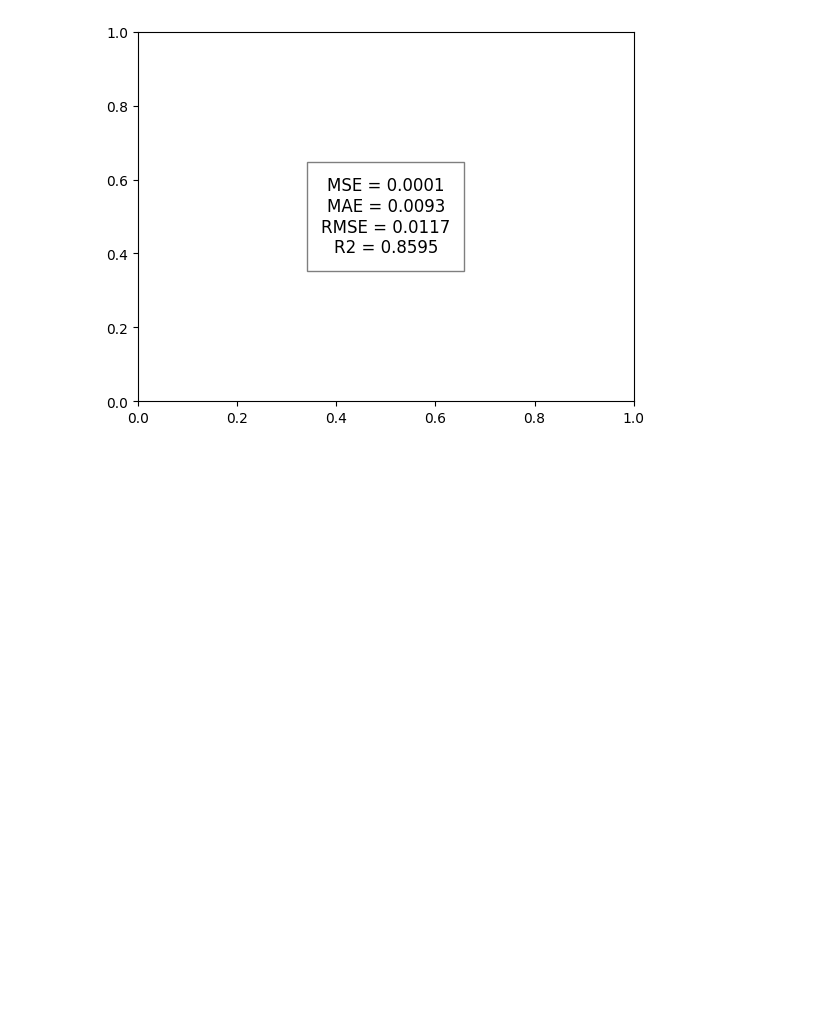
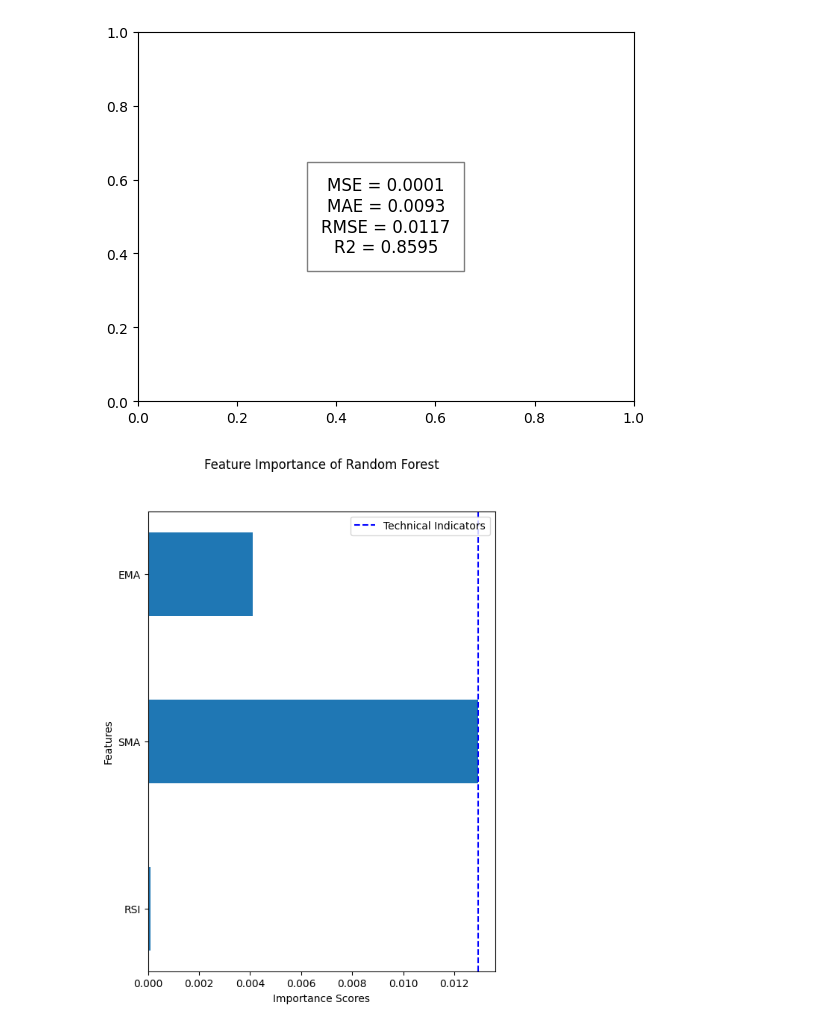
Before and after one commit to njorogewacira001/.py, a Jupyter notebook: final_model.ipynb, the cells around one changed output. Saved outputs shown, nothing was run; the diff lists cells and outputs as text; code cells hidden in the pictures; blank space fills up the shorter version.

```diff
--- a/final_model.ipynb
+++ b/final_model.ipynb
@@ -883,3 +857,44 @@ def predict_price(details):
     print(f"Predicted price: {prediction[0]:.4f}")
 
     return prediction[0]
+# %%
+import matplotlib.pyplot as plt
+import numpy as np
+
+# Feature names
+features = ['RSI', 'SMA', 'EMA']
+
+# Importance scores (assuming these are the values from the image)
+importance_scores = np.array([0.00009, 0.01294, 0.00411])
+
+# Technical indicators importance score (from the image)
+tech_indicators_importance = 0.01294
+
+# Set up the figure and axis
+fig, ax = plt.subplots(figsize=(6, 8))
+
+# Flatten the importance scores
+importance_scores = importance_scores.flatten()
+
+# Plot the importance scores as horizontal bars with thin width
+ax.barh(range(len(features)), importance_scores, align='center', height=0.5)
+
+# Set the y-ticks and labels
+ax.set_yticks(range(len(features)))
+ax.set_yticklabels(features)
+
+# Add a vertical line for the technical indicators importance
+ax.axvline(x=tech_indicators_importance, color='b', linestyle='--', label='Technical Indicators')
+
+# Add labels and title
+ax.set_xlabel('Importance Scores')
+ax.set_ylabel('Features')
+ax.set_title('Feature Importance of Random Forest', y=1.08)  # Adjust the title position
+
+# Add a legend
+ax.legend(loc='upper right')
+
+# Show the plot
+plt.show()
+# %% [output]
+[figure, added]
```
Also changed, not shown: parts of 1 cell of this notebook.
